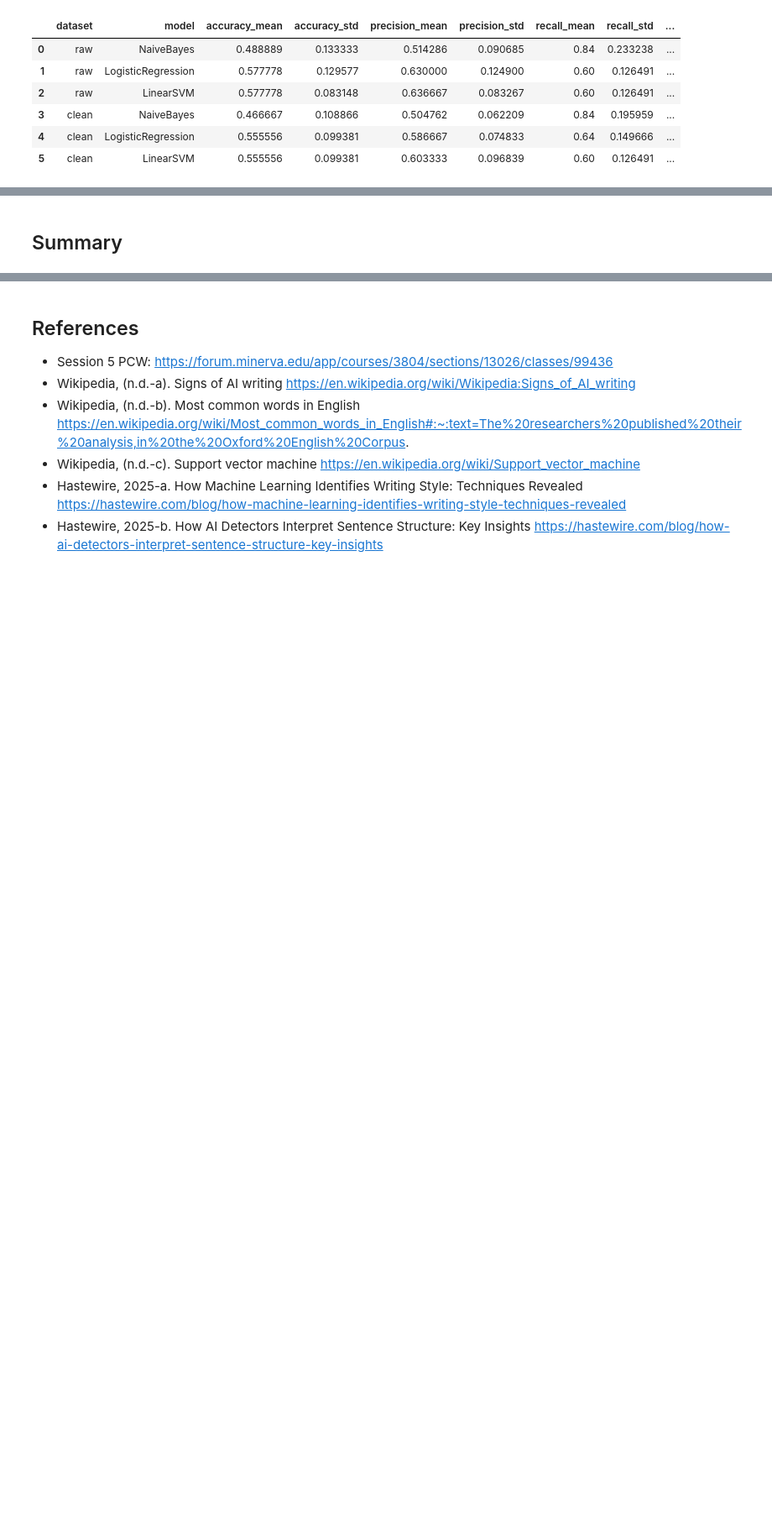
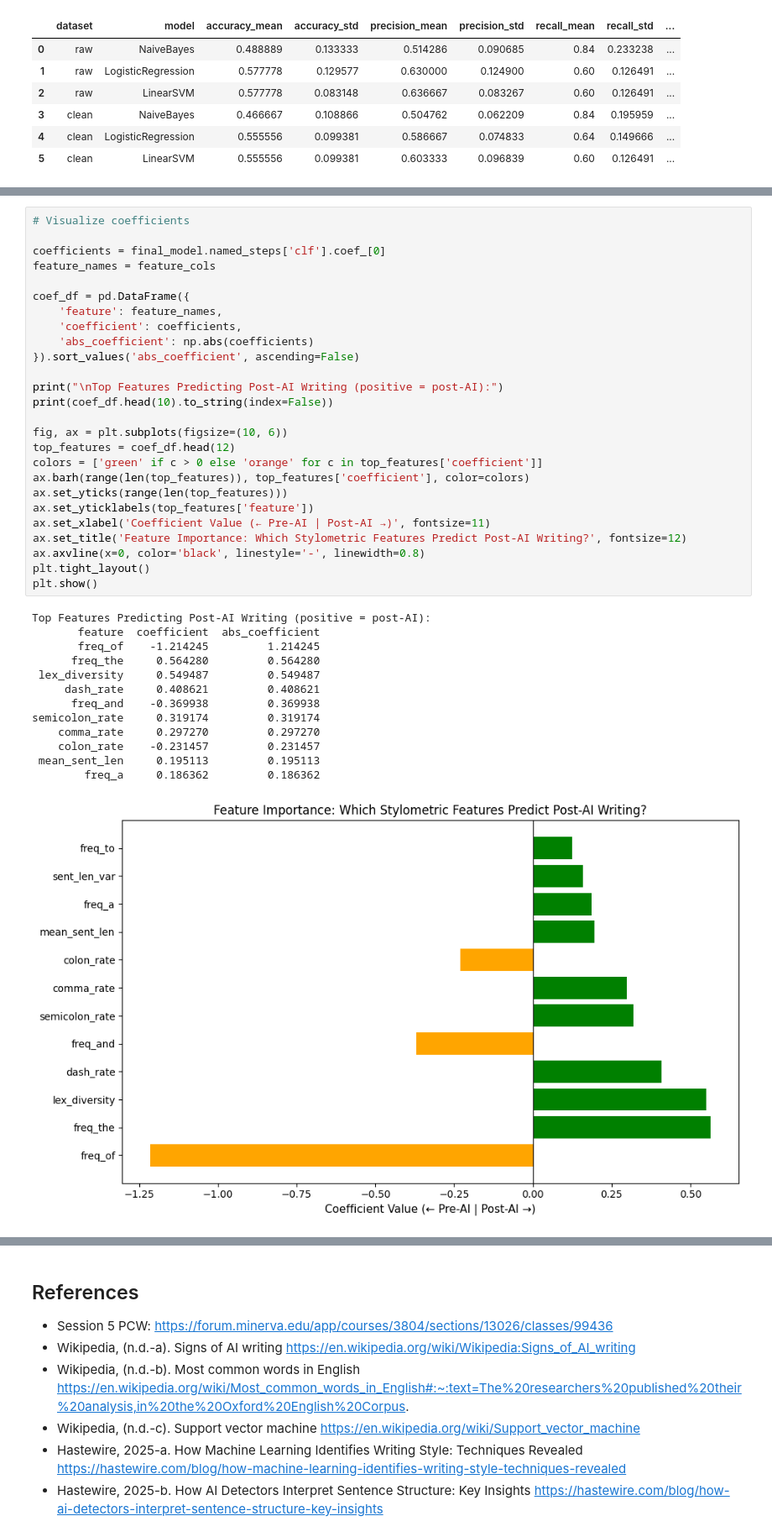
Before and after one commit to SuiseiNakagawa/stylistic-drift-analysis, a Jupyter notebook: first_draft.ipynb, the cells around one changed output, grey strips where cells are left out. Shown at 84% size. Cells and saved outputs as stored; diff of their text form; blank space fills up the shorter version.

```diff
--- a/first_draft.ipynb
+++ b/first_draft.ipynb
@@ -946,2 +1131,40 @@ Using the selected Logistic Regression model,
-# %% [markdown]
-## Summary
+# %%
+# Visualize coefficients
+
+coefficients = final_model.named_steps['clf'].coef_[0]
+feature_names = feature_cols
+
+coef_df = pd.DataFrame({
+    'feature': feature_names,
+    'coefficient': coefficients,
+    'abs_coefficient': np.abs(coefficients)
+}).sort_values('abs_coefficient', ascending=False)
+
+print("\nTop Features Predicting Post-AI Writing (positive = post-AI):")
+print(coef_df.head(10).to_string(index=False))
+
+fig, ax = plt.subplots(figsize=(10, 6))
+top_features = coef_df.head(12)
+colors = ['green' if c > 0 else 'orange' for c in top_features['coefficient']]
+ax.barh(range(len(top_features)), top_features['coefficient'], color=colors)
+ax.set_yticks(range(len(top_features)))
+ax.set_yticklabels(top_features['feature'])
+ax.set_xlabel('Coefficient Value (← Pre-AI | Post-AI →)', fontsize=11)
+ax.set_title('Feature Importance: Which Stylometric Features Predict Post-AI Writing?', fontsize=12)
+ax.axvline(x=0, color='black', linestyle='-', linewidth=0.8)
+plt.tight_layout()
+plt.show()
+# %% [output]
+Top Features Predicting Post-AI Writing (positive = post-AI):
+       feature  coefficient  abs_coefficient
+       freq_of    -1.214245         1.214245
+      freq_the     0.564280         0.564280
+ lex_diversity     0.549487         0.549487
+     dash_rate     0.408621         0.408621
+      freq_and    -0.369938         0.369938
+semicolon_rate     0.319174         0.319174
+    comma_rate     0.297270         0.297270
+    colon_rate    -0.231457         0.231457
+ mean_sent_len     0.195113         0.195113
+        freq_a     0.186362         0.186362
+[figure, added]
```
Also changed, not shown: parts of 14 cells of this notebook, 1 other file.
